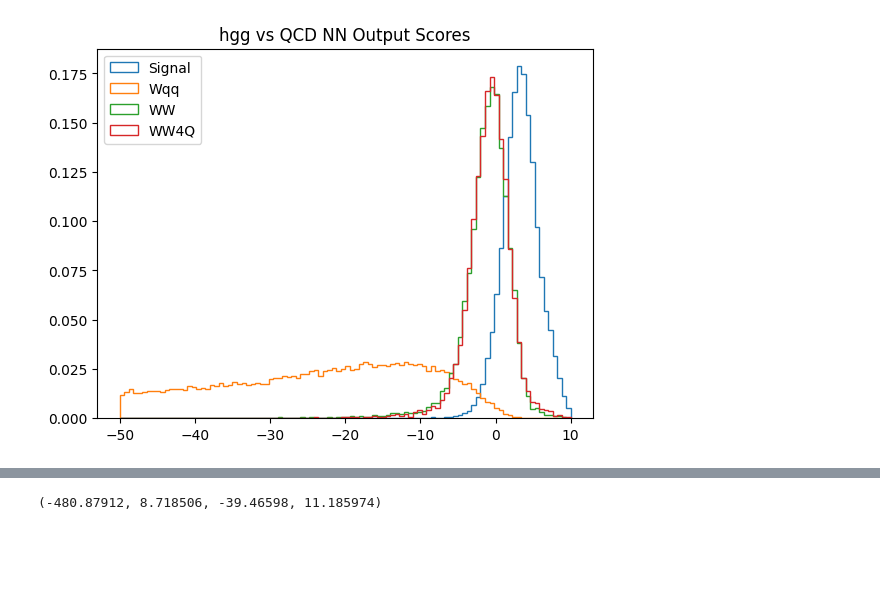
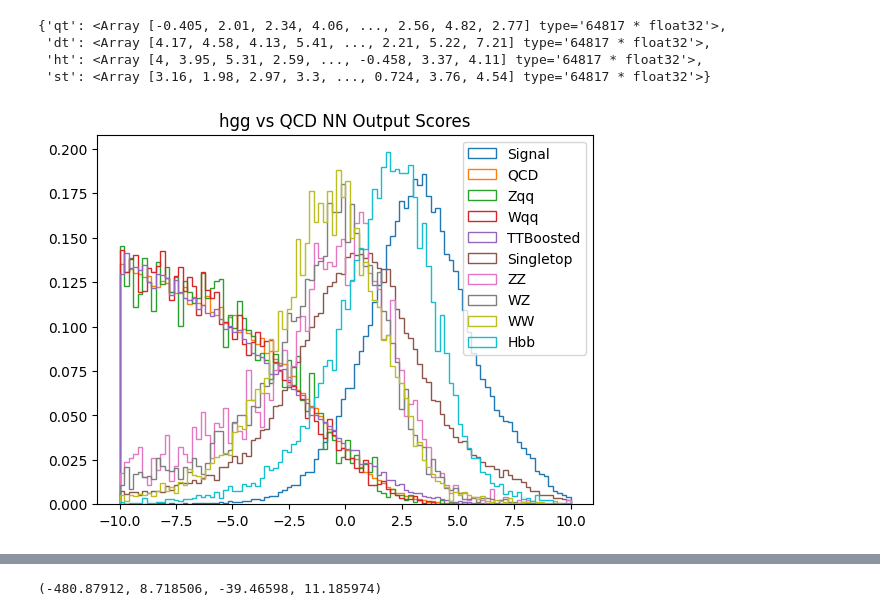
Before and after one commit to cmoore24-24/hgg, a Jupyter notebook: ml/ml_processor_work/hgg_ml_tools.ipynb, the cells around one changed output, grey strips where cells are left out. Cells and saved outputs as stored; diff of their text form; code cells hidden in the pictures; blank space fills up the shorter version.

```diff
--- a/ml/ml_processor_work/hgg_ml_tools.ipynb
+++ b/ml/ml_processor_work/hgg_ml_tools.ipynb
@@ -16,16 +16,25 @@ import json
 warnings.filterwarnings('ignore', 'No format checks')
 # %%
 def signal_read_in(signal_name, msd_up, msd_down, pt_up, pt_down):
-    signal = ak.from_parquet(f'/scratch365/cmoore24/training/data/no_subcut/{signal_name}.parquet')
+    signal = ak.from_parquet(f'/scratch365/cmoore24/training/data/{signal_name}.parquet')
     signal = signal[signal['FatJets.msoftdrop'] < msd_up]
     signal = signal[signal['FatJets.msoftdrop'] > msd_down]
     signal = signal[signal['FatJets.pt'] < pt_up]
     signal = signal[signal['FatJets.pt'] > pt_down]
     signal['FatJets.mratio'] = signal['FatJets.mass']/signal['FatJets.msoftdrop']
-    model = model = f'models_and_scalers/qcd/{signal_name}_nosubcut_traced_model.pt'
+    model1 = f'models_and_scalers/qcd/{signal_name}_nosubcut_traced_model.pt'
+    model2 = f'models_and_scalers/diboson/{signal_name}_traced_model.pt'
+    model3 = f'models_and_scalers/hgg_vs_hbb/{signal_name}_traced_model.pt'
+    model4 = f'models_and_scalers/singletop/{signal_name}_traced_model.pt'
     with open(f'models_and_scalers/qcd/{signal_name}_nosubcut_scaler.pkl', 'rb') as f:
-        scaler = pickle.load(f)
-    return signal, model, scaler
+        scaler1 = pickle.load(f)
+    with open(f'models_and_scalers/diboson/{signal_name}_scaler.pkl', 'rb') as f:
+        scaler2 = pickle.load(f)
+    with open(f'models_and_scalers/hgg_vs_hbb/{signal_name}_scaler.pkl', 'rb') as f:
+        scaler3 = pickle.load(f)
+    with open(f'models_and_scalers/singletop/{signal_name}_scaler.pkl', 'rb') as f:
+        scaler4 = pickle.load(f)
+    return signal, model1, model2, model3, model4, scaler1, scaler2, scaler3, scaler4
 # %%
 msd_up = 200
 msd_down = 40
@@ -35,12 +44,12 @@ pt_down = 450
 #use = 'hbb'
 use = 'hgg'
 if use == 'hgg':
-    signal, model, scaler = signal_read_in('hgg', msd_up, msd_down, pt_up, pt_down)
+    signal, model1, model2, model3, model4, scaler1, scaler2, scaler3, scaler4 = signal_read_in('hgg', msd_up, msd_down, pt_up, pt_down)
 else:
     signal, model, scaler = signal_read_in('hbb', msd_up, msd_down, pt_up, pt_down)
 # %%
 def bkg_read_in(bkg_name, msd_up, msd_down, pt_up, pt_down):
-    bkg = ak.from_parquet(f'/scratch365/cmoore24/training/data/no_subcut/{bkg_name}.parquet')
+    bkg = ak.from_parquet(f'/scratch365/cmoore24/training/data/{bkg_name}.parquet')
     bkg = bkg[bkg['FatJets.msoftdrop'] < msd_up]
     bkg = bkg[bkg['FatJets.msoftdrop'] > msd_down]
     bkg = bkg[bkg['FatJets.pt'] < pt_up]
@@ -119,18 +167,24 @@ if use == 'hgg':
+# %%
+sig_scores
+# %% [output]
+{'qt': <Array [-0.405, 2.01, 2.34, 4.06, ..., 2.56, 4.82, 2.77] type='64817 * float32'>,
+ 'dt': <Array [4.17, 4.58, 4.13, 5.41, ..., 2.21, 5.22, 7.21] type='64817 * float32'>,
+ 'ht': <Array [4, 3.95, 5.31, 2.59, ..., -0.458, 3.37, 4.11] type='64817 * float32'>,
+ 'st': <Array [3.16, 1.98, 2.97, 3.3, ..., 0.724, 3.76, 4.54] type='64817 * float32'>}
 # %%
-#plt.hist(qcd_score, bins=100, range=(-50, 10), label='QCD', density=True, histtype='step')
-plt.hist(sig_score, bins=100, range=(-50, 10), label='Signal', density=True, histtype='step')
-#plt.hist(zqq_score, bins=100, range=(-50, 10), label='Zqq', density=True, histtype='step')
-plt.hist(wqq_score, bins=100, range=(-50, 10), label='Wqq', density=True, histtype='step')
-# plt.hist(ttboosted_score, bins=100, range=(-50, 10), label='TTBoosted', density=True, histtype='step')
-# plt.hist(singletop_score, bins=100, range=(-50, 10),  label='Singletop', density=True, histtype='step')
-# plt.hist(zz_score, bins=100, range=(-50, 10), label='ZZ', density=True, histtype='step')
-# plt.hist(wz_score, bins=100, range=(-50, 10), label='WZ', density=True, histtype='step')
-plt.hist(ww_score, bins=100, range=(-50, 10), label='WW', density=True, histtype='step')
-plt.hist(ww4q_score, bins=100, range=(-50, 10), label='WW4Q', density=True, histtype='step')
-# if use == 'hgg':
-#     plt.hist(hbb_score, bins=100, range=(-50, 10), label='Hbb', density=True, histtype='step')
+pltrange = (-10,10)
+plt.hist(sig_scores['qt'], bins=100, range=pltrange, label='Signal', density=True, histtype='step')
+plt.hist(qcd_scores['qt'], bins=100, range=pltrange, label='QCD', density=True, histtype='step')
+plt.hist(zqq_scores['qt'], bins=100, range=pltrange, label='Zqq', density=True, histtype='step')
+plt.hist(wqq_scores['qt'], bins=100, range=pltrange, label='Wqq', density=True, histtype='step')
+plt.hist(ttboosted_scores['qt'], bins=100, range=pltrange, label='TTBoosted', density=True, histtype='step')
+plt.hist(singletop_scores['qt'], bins=100, range=pltrange,  label='Singletop', density=True, histtype='step')
+plt.hist(zz_scores['qt'], bins=100, range=pltrange, label='ZZ', density=True, histtype='step')
+plt.hist(wz_scores['qt'], bins=100, range=pltrange, label='WZ', density=True, histtype='step')
+plt.hist(ww_scores['qt'], bins=100, range=pltrange, label='WW', density=True, histtype='step')
+plt.hist(hbb_scores['qt'], bins=100, range=pltrange, label='Hbb', density=True, histtype='step')
 plt.title(f'{use} vs QCD NN Output Scores')
 plt.legend()
 plt.show()
 # %% [output]
-[figure, old version]
+[figure, new version]
```
Also changed, not shown: parts of 38 cells of this notebook, 7 other files.
